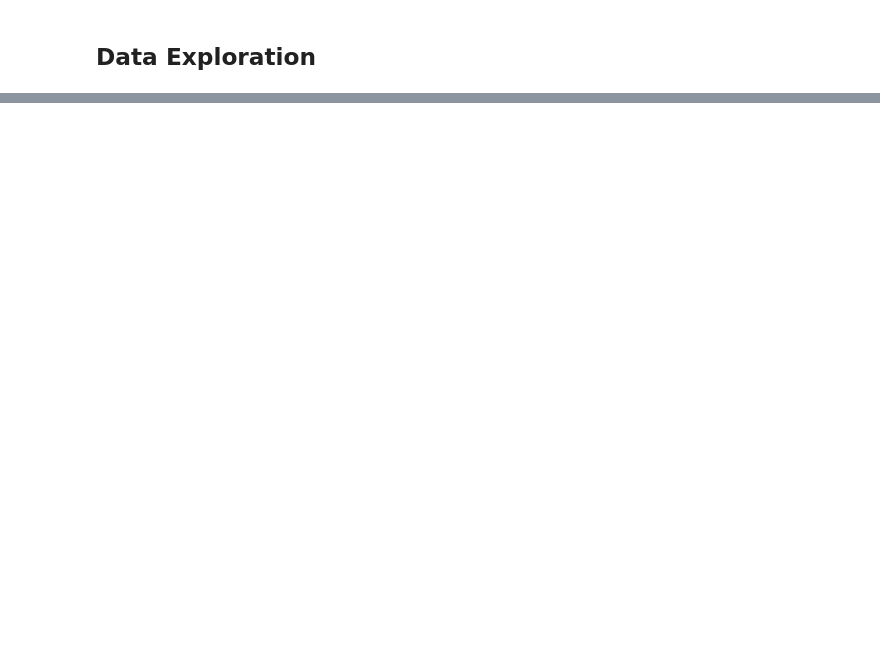
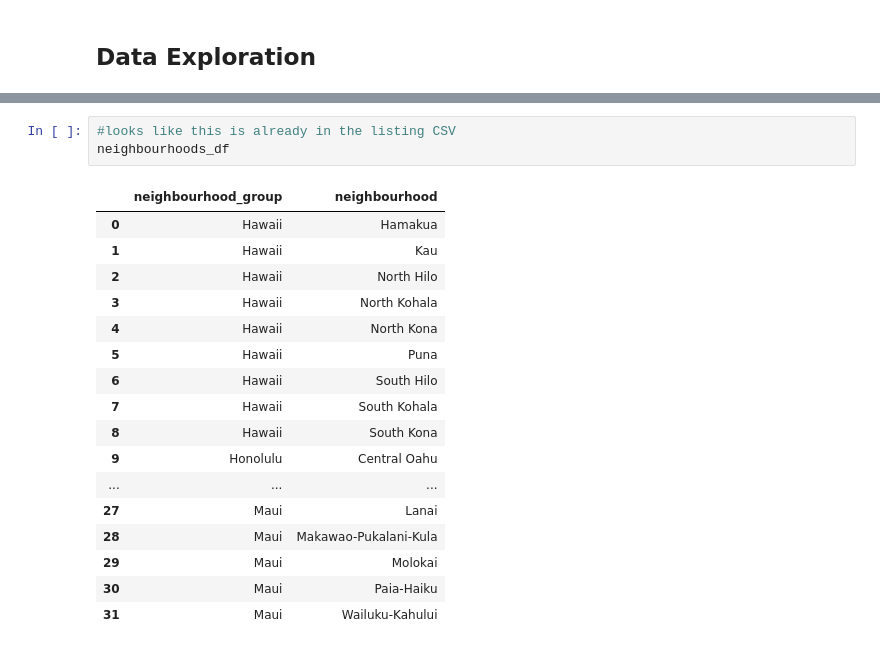
Before and after one commit to Jack-Merrett/hawaii_airbnb, a Jupyter notebook: notebooks/airbnb-notebook.ipynb, the cells around one changed output, grey strips where cells are left out. Drawn from its saved outputs; the diff is of its cells as text; blank space fills up the shorter version.

```diff
--- a/notebooks/airbnb-notebook.ipynb
+++ b/notebooks/airbnb-notebook.ipynb
@@ -21,0 +35,21 @@ ParserError: Error tokenizing data. C error: Expected 2 fields in line 8, saw 4
+# %%
+#looks like this is already in the listing CSV
+neighbourhoods_df
+# %% [output]
+|  | neighbourhood_group | neighbourhood |
+| 0 | Hawaii | Hamakua |
+| 1 | Hawaii | Kau |
+| 2 | Hawaii | North Hilo |
+| 3 | Hawaii | North Kohala |
+| 4 | Hawaii | North Kona |
+| 5 | Hawaii | Puna |
+| 6 | Hawaii | South Hilo |
+| 7 | Hawaii | South Kohala |
+| 8 | Hawaii | South Kona |
+| 9 | Honolulu | Central Oahu |
+| ... | ... | ... |
+| 27 | Maui | Lanai |
+| 28 | Maui | Makawao-Pukalani-Kula |
+| 29 | Maui | Molokai |
+| 30 | Maui | Paia-Haiku |
+| 31 | Maui | Wailuku-Kahului |
```
Also changed, not shown: parts of 25 cells of this notebook.
